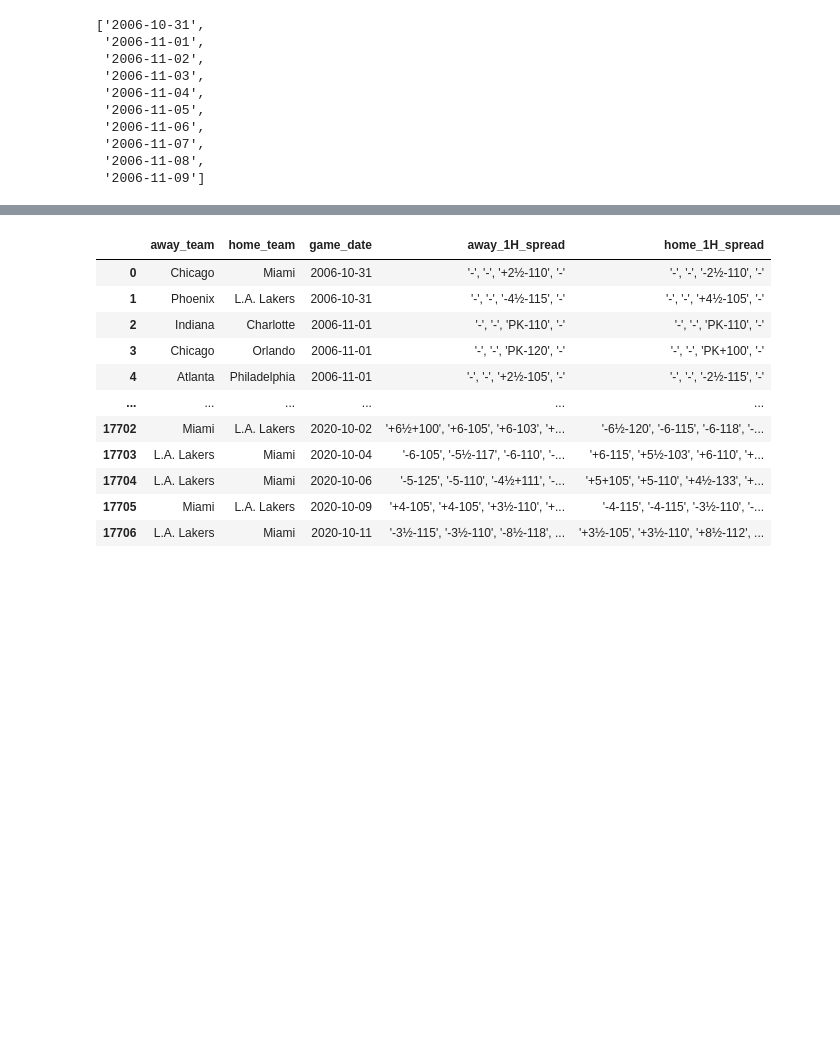
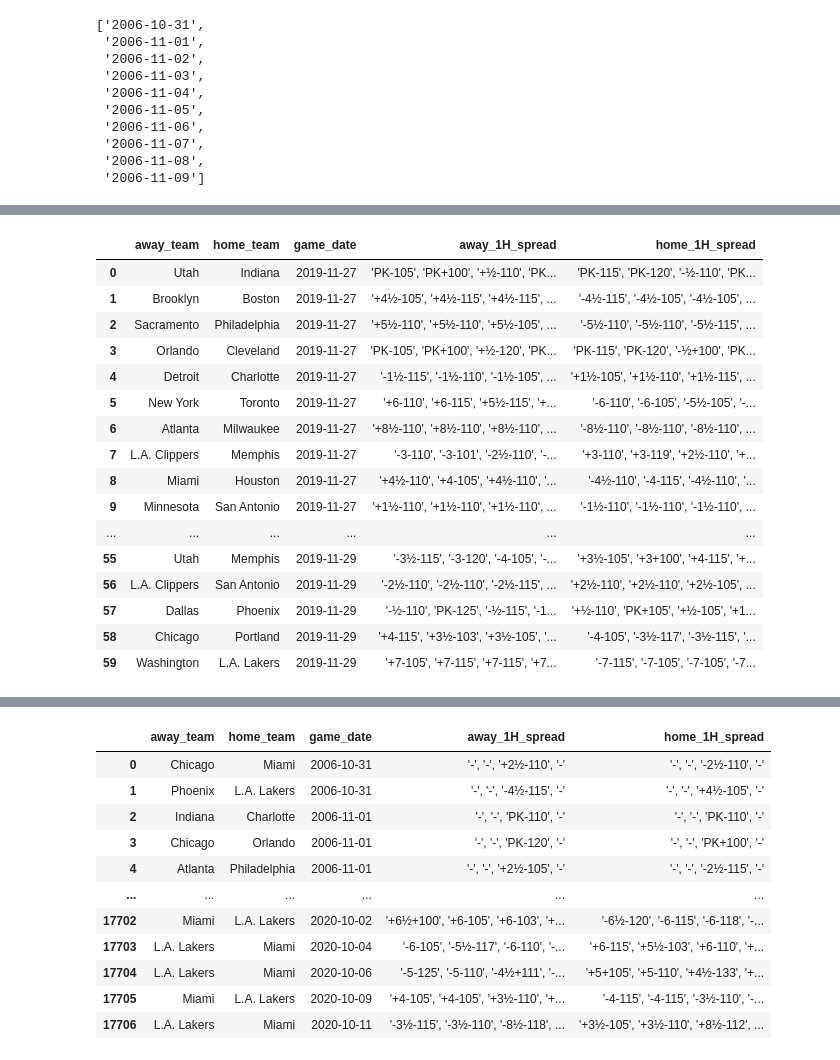
Before and after one commit to jnish23/NBA_Model, a Jupyter notebook: notebooks/ScrapingBettingLinesSelenium.ipynb, the cells around one changed output, grey strips where cells are left out. Cells and saved outputs as stored; diff of their text form; code cells hidden in the pictures; blank space fills up the shorter version.

```diff
--- a/notebooks/ScrapingBettingLinesSelenium.ipynb
+++ b/notebooks/ScrapingBettingLinesSelenium.ipynb
@@ -505,0 +539,27 @@ spreads_1H_df
+# %%
+spreads_1H_df
+for col in spreads_1H_df.columns[3:]:
+    spreads_1H_df[col] = spreads_1H_df[col].astype(str)
+    spreads_1H_df[col] = spreads_1H_df[col].str.replace("[", "")
+    spreads_1H_df[col] = spreads_1H_df[col].str.replace("]", "")
+    spreads_1H_df[col] = spreads_1H_df[col].str.strip()
+
+spreads_1H_df
+# %% [output]
+|  | away_team | home_team | game_date | away_1H_spread | home_1H_spread |
+| 0 | Utah | Indiana | 2019-11-27 | 'PK-105', 'PK+100', '+½-110', 'PK... | 'PK-115', 'PK-120', '-½-110', 'PK... |
+| 1 | Brooklyn | Boston | 2019-11-27 | '+4½-105', '+4½-115', '+4½-115', ... | '-4½-115', '-4½-105', '-4½-105', ... |
+| 2 | Sacramento | Philadelphia | 2019-11-27 | '+5½-110', '+5½-110', '+5½-105', ... | '-5½-110', '-5½-110', '-5½-115', ... |
+| 3 | Orlando | Cleveland | 2019-11-27 | 'PK-105', 'PK+100', '+½-120', 'PK... | 'PK-115', 'PK-120', '-½+100', 'PK... |
+| 4 | Detroit | Charlotte | 2019-11-27 | '-1½-115', '-1½-110', '-1½-105', ... | '+1½-105', '+1½-110', '+1½-115', ... |
+| 5 | New York | Toronto | 2019-11-27 | '+6-110', '+6-115', '+5½-115', '+... | '-6-110', '-6-105', '-5½-105', '-... |
+| 6 | Atlanta | Milwaukee | 2019-11-27 | '+8½-110', '+8½-110', '+8½-110', ... | '-8½-110', '-8½-110', '-8½-110', ... |
+| 7 | L.A. Clippers | Memphis | 2019-11-27 | '-3-110', '-3-101', '-2½-110', '-... | '+3-110', '+3-119', '+2½-110', '+... |
+| 8 | Miami | Houston | 2019-11-27 | '+4½-110', '+4-105', '+4½-110', '... | '-4½-110', '-4-115', '-4½-110', '... |
+| 9 | Minnesota | San Antonio | 2019-11-27 | '+1½-110', '+1½-110', '+1½-110', ... | '-1½-110', '-1½-110', '-1½-110', ... |
+| ... | ... | ... | ... | ... | ... |
+| 55 | Utah | Memphis | 2019-11-29 | '-3½-115', '-3-120', '-4-105', '-... | '+3½-105', '+3+100', '+4-115', '+... |
+| 56 | L.A. Clippers | San Antonio | 2019-11-29 | '-2½-110', '-2½-110', '-2½-115', ... | '+2½-110', '+2½-110', '+2½-105', ... |
+| 57 | Dallas | Phoenix | 2019-11-29 | '-½-110', 'PK-125', '-½-115', '-1... | '+½-110', 'PK+105', '+½-105', '+1... |
+| 58 | Chicago | Portland | 2019-11-29 | '+4-115', '+3½-103', '+3½-105', '... | '-4-105', '-3½-117', '-3½-115', '... |
+| 59 | Washington | L.A. Lakers | 2019-11-29 | '+7-105', '+7-115', '+7-115', '+7... | '-7-115', '-7-105', '-7-105', '-7... |
```
Also changed, not shown: parts of 6 cells of this notebook, 58 other files.
